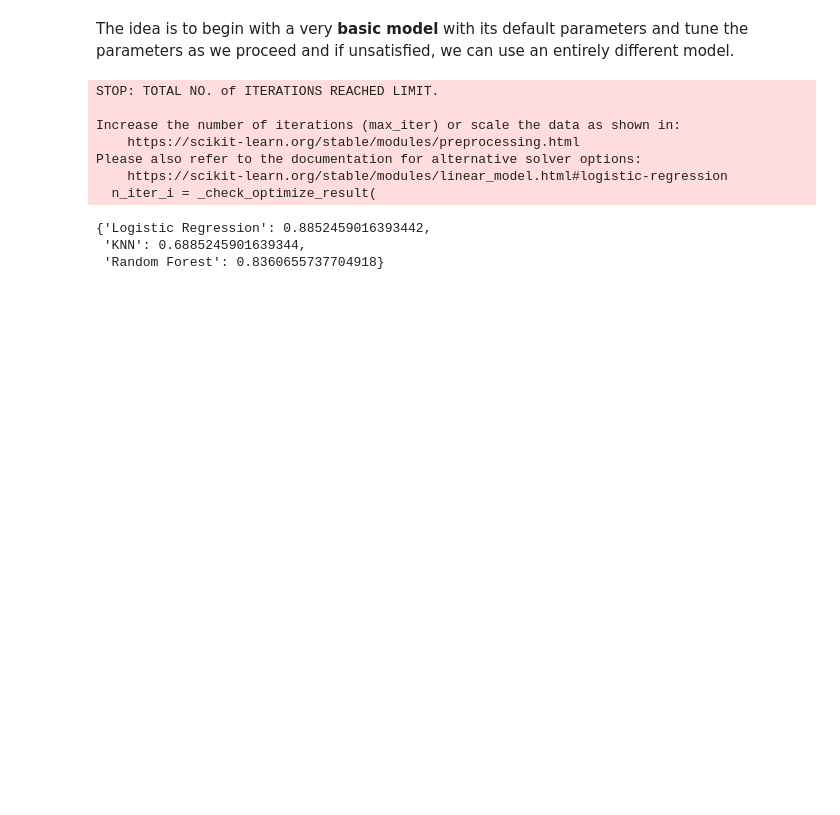
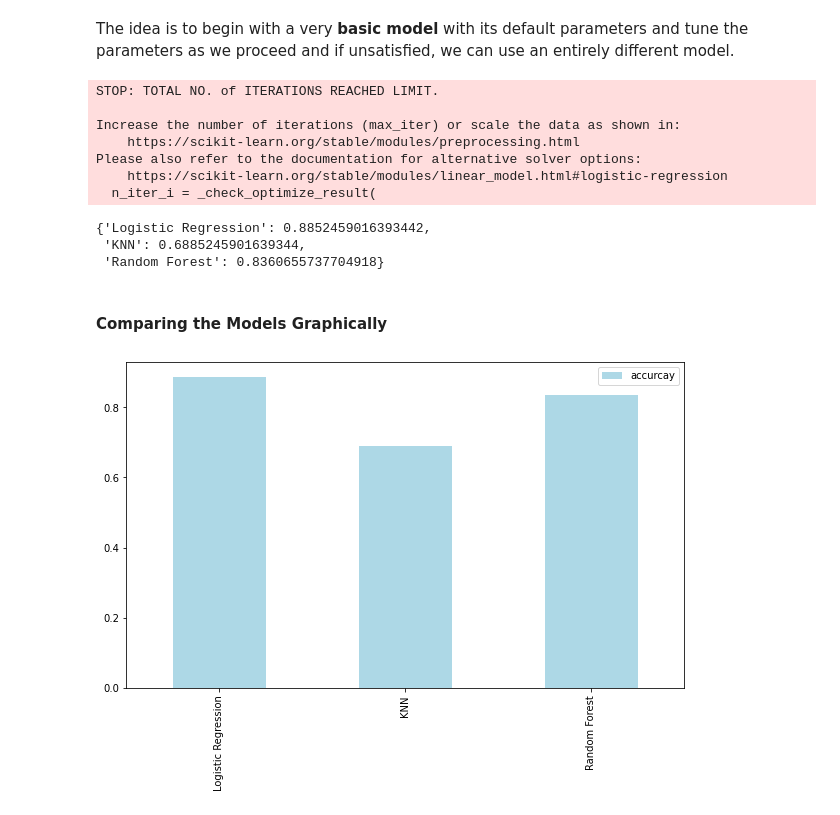
Before and after one commit to Melchizedeke/Heart-Disease-Classification-using-machine-Learning, a Jupyter notebook: codes.ipynb, the cells around one changed output. Cells and saved outputs as stored; diff of their text form; code cells hidden in the pictures; blank space fills up the shorter version.

Commit message:
Plotted the bar plot for the three model accuracies

```diff
--- a/codes.ipynb
+++ b/codes.ipynb
@@ -403,3 +403,11 @@ model_scores
 {'Logistic Regression': 0.8852459016393442,
  'KNN': 0.6885245901639344,
  'Random Forest': 0.8360655737704918}
+# %% [markdown]
+#### Comparing the Models Graphically
+# %%
+model_compare = pd.DataFrame(model_scores, index=['accurcay'])
+
+model_compare.T.plot.bar(figsize=(10,6), color=['Lightblue']);
+# %% [output]
+[figure, added]
```
